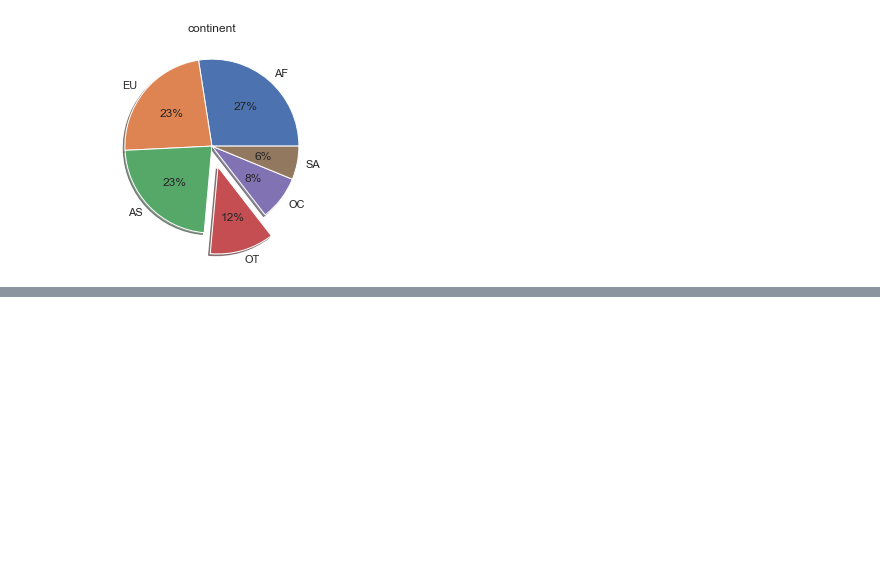
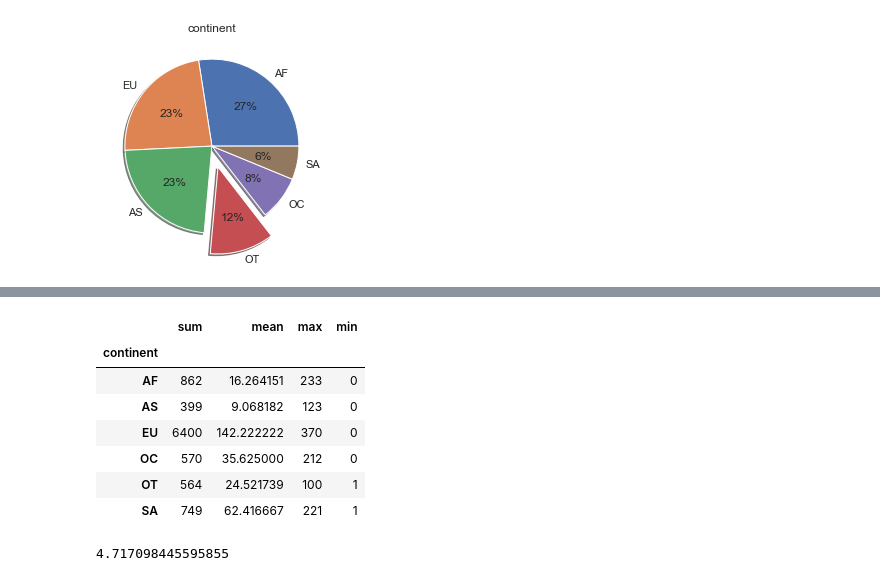
Before and after one commit to jinhuioh/Hi_ai, a Jupyter notebook: data05/drink-data.ipynb, the cells around one changed output, grey strips where cells are left out. Saved outputs shown, nothing was run; the diff lists cells and outputs as text; code cells hidden in the pictures; blank space fills up the shorter version.

```diff
--- a/data05/drink-data.ipynb
+++ b/data05/drink-data.ipynb
@@ -353,0 +412,13 @@ result = df.groupby('continent')
+# %%
+#와인으로 대륙별 합계, 평균, 최대를 구해보세요
+result1 = df.groupby('continent')['wine_servings'].agg(['sum','mean','max','min'])
+result1
+# %% [output]
+|  | sum | mean | max | min |
+| continent |  |  |  |  |
+| AF | 862 | 16.264151 | 233 | 0 |
+| AS | 399 | 9.068182 | 123 | 0 |
+| EU | 6400 | 142.222222 | 370 | 0 |
+| OC | 570 | 35.625000 | 212 | 0 |
+| OT | 564 | 24.521739 | 100 | 1 |
+| SA | 749 | 62.416667 | 221 | 1 |
@@ -353,0 +429,5 @@ result = df.groupby('continent')
+# %%
+total_mean = df['total_litres_of_pure_alcohol'].mean()
+total_mean
+# %% [output]
+4.717098445595855
```
Also changed, not shown: parts of 21 cells of this notebook, 1 other file.
